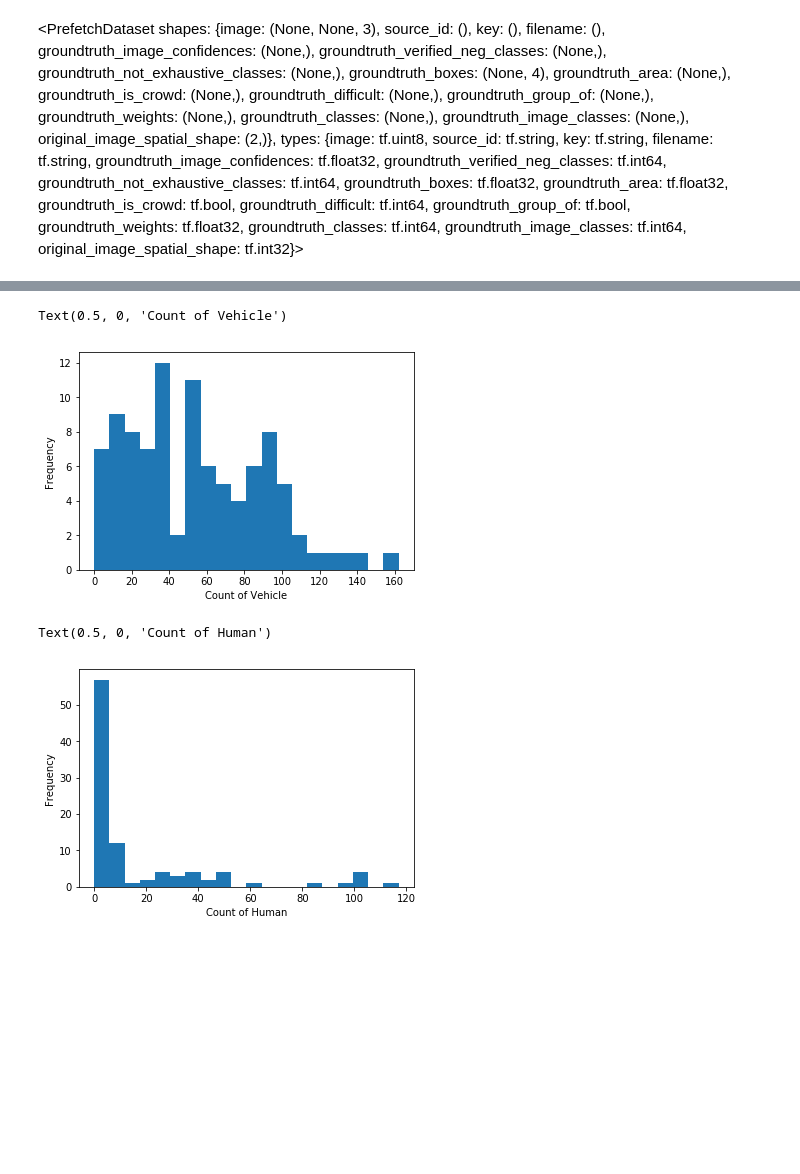
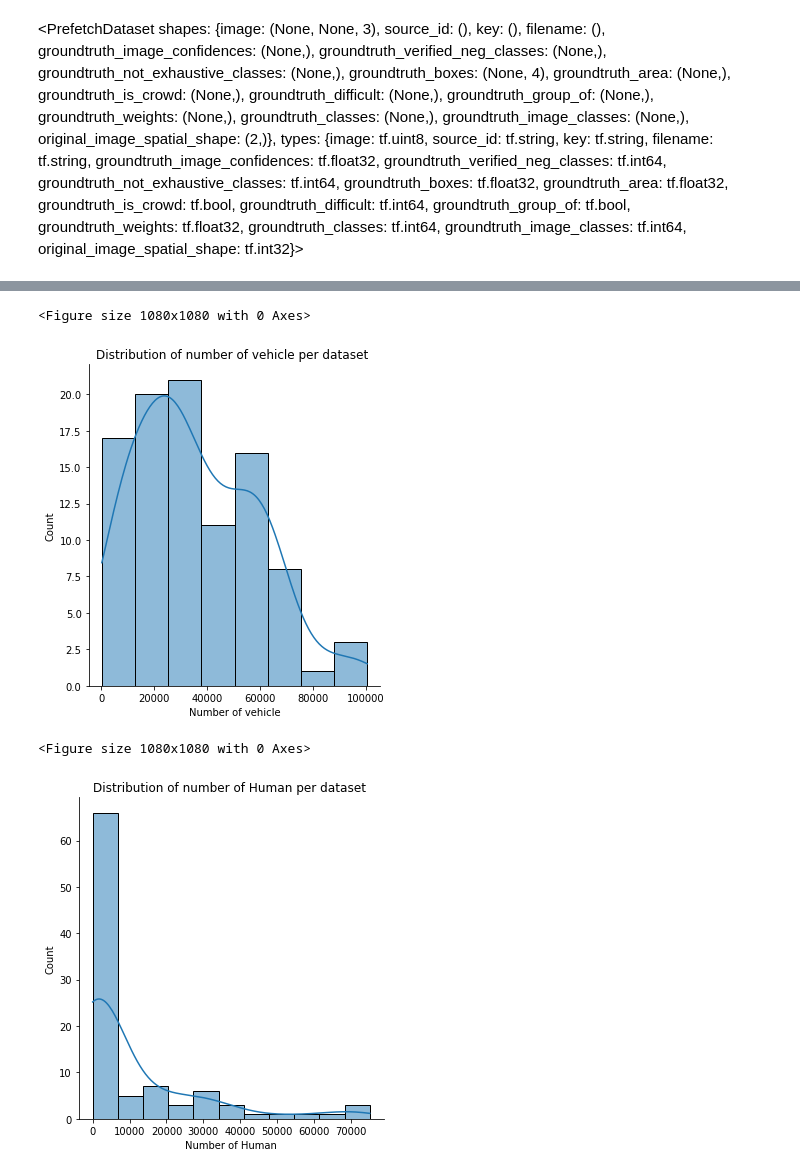
Before and after one commit to arurama/nd013-c1-vision-starter, a Jupyter notebook: Exploratory Data Analysis.ipynb, the cells around one changed output, grey strips where cells are left out. Cells and saved outputs as stored; diff of their text form; code cells hidden in the pictures; blank space fills up the shorter version.

```diff
--- a/Exploratory Data Analysis.ipynb
+++ b/Exploratory Data Analysis.ipynb
@@ -247,20 +270,19 @@ df[(df['Human'] >100)]
-# %%
-ax = df['Vehicle'].plot.hist(bins=20)
-ax.set_xlabel('Count of Vehicle')
-# %% [output]
-Text(0.5, 0, 'Count of Vehicle')
-[figure, removed]
-# %%
-ax = df['Human'].plot.hist(bins=20)
-ax.set_xlabel('Count of Human')
-# %% [output]
-Text(0.5, 0, 'Count of Human')
-[figure, removed]
+# %%
+plt.figure(figsize=(15, 15))
+ax_cy= sns.displot(datam['Vehicle'], kde=True)
+ax_cy.set(xlabel='Number of vehicle', title='Distribution of number of vehicle per dataset ')
+plt.show()
+# %% [output]
+<Figure size 1080x1080 with 0 Axes>
+[figure, added]
 # %%
 plt.figure(figsize=(15, 15))
 ax_cy= sns.displot(datam['Human'], kde=True)
-ax_cy.set(xlabel='Number of Cyclists', title='Distribution of number of Cyclist per Image')
+ax_cy.set(xlabel='Number of Human', title='Distribution of number of Human per dataset ')
 plt.show()
+# %% [output]
+<Figure size 1080x1080 with 0 Axes>
+[figure, added]
 # %%
 sns.kdeplot(df['Human'],df['Vehicle']);
 # %% [output]
```
Also changed, not shown: parts of 19 cells of this notebook.
